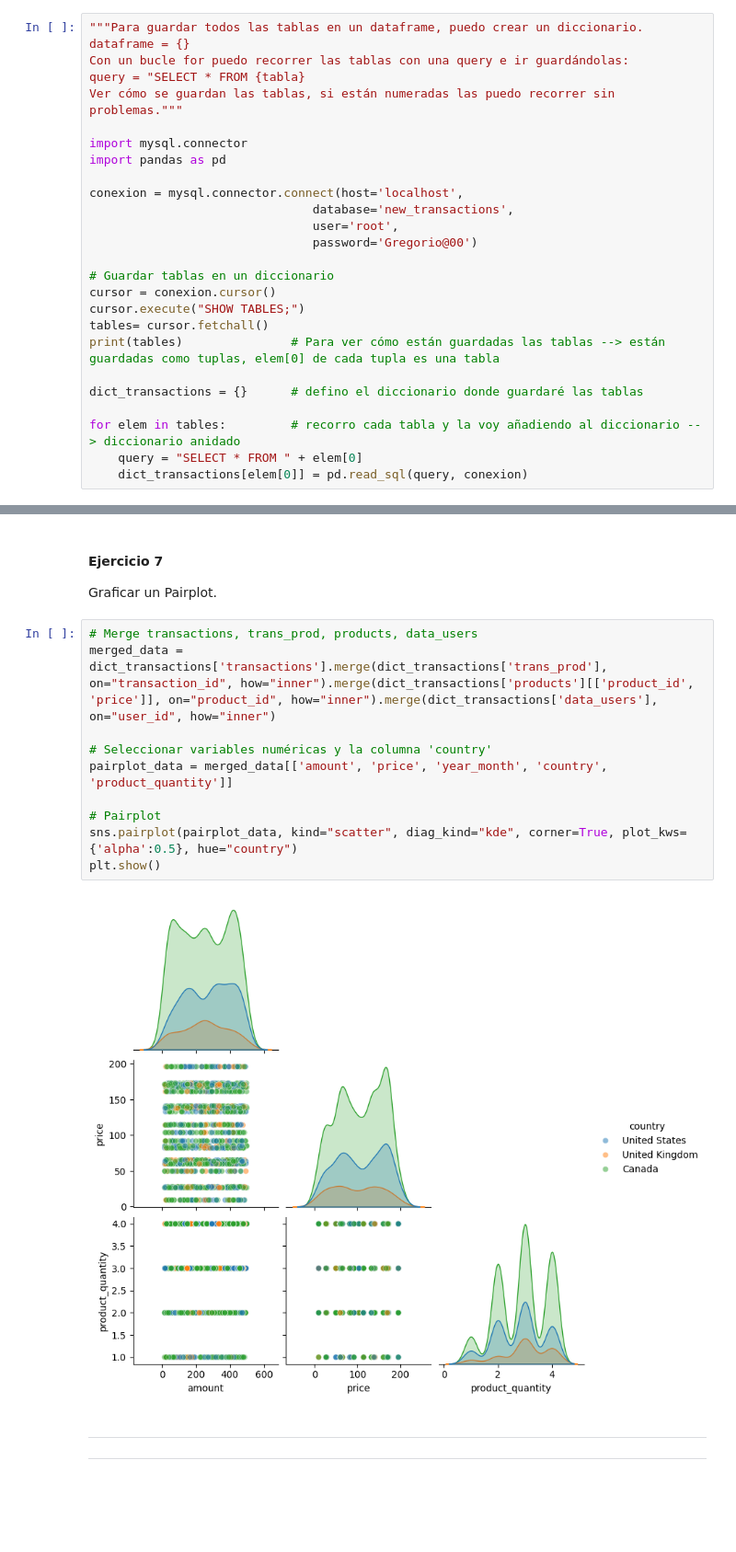
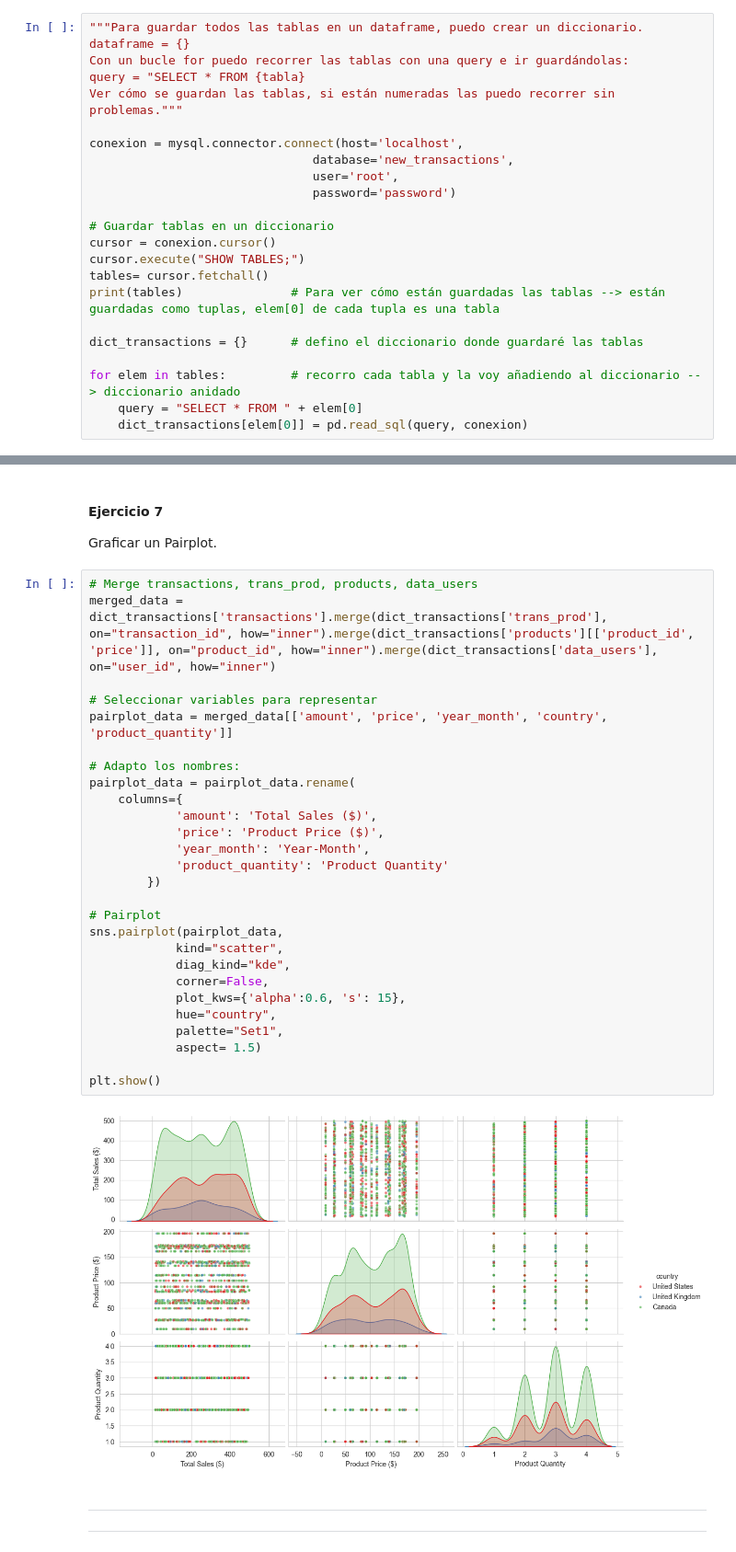
Before and after one commit to Muriburu/ITAcademy, a Jupyter notebook: Sprint 8 - Visualitzacions en Python Scripts en Power BI/Tarea S801.ipynb, the cells around one changed output, grey strips where cells are left out. Shown at 92% size. Saved outputs shown, nothing was run; the diff lists cells and outputs as text; blank space fills up the shorter version.

```diff
--- a/Sprint 8 - Visualitzacions en Python Scripts en Power BI/Tarea S801.ipynb
+++ b/Sprint 8 - Visualitzacions en Python Scripts en Power BI/Tarea S801.ipynb
@@ -57,13 +26,10 @@ Con un bucle for puedo recorrer las tablas con una query e ir guardándolas:
 query = "SELECT * FROM {tabla}
 Ver cómo se guardan las tablas, si están numeradas las puedo recorrer sin problemas."""
 
-import mysql.connector
-import pandas as pd
-
 conexion = mysql.connector.connect(host='localhost',
                                database='new_transactions',
                                user='root',
-                               password='Gregorio@00')
+                               password='password')
 
 # Guardar tablas en un diccionario
 cursor = conexion.cursor()
@@ -553,15 +521,32 @@ Graficar un Pairplot.
 # %%
 # Merge transactions, trans_prod, products, data_users
 merged_data = dict_transactions['transactions'].merge(dict_transactions['trans_prod'], on="transaction_id", how="inner").merge(dict_transactions['products'][['product_id', 'price']], on="product_id", how="inner").merge(dict_transactions['data_users'], on="user_id", how="inner")
 
-# Seleccionar variables numéricas y la columna 'country'
+# Seleccionar variables para representar
 pairplot_data = merged_data[['amount', 'price', 'year_month', 'country', 'product_quantity']]
 
+# Adapto los nombres:
+pairplot_data = pairplot_data.rename(
+    columns={
+            'amount': 'Total Sales ($)',
+            'price': 'Product Price ($)',
+            'year_month': 'Year-Month',
+            'product_quantity': 'Product Quantity'
+        })
+
 # Pairplot
-sns.pairplot(pairplot_data, kind="scatter", diag_kind="kde", corner=True, plot_kws={'alpha':0.5}, hue="country")
+sns.pairplot(pairplot_data,
+            kind="scatter",
+            diag_kind="kde",
+            corner=False,
+            plot_kws={'alpha':0.6, 's': 15},
+            hue="country",
+            palette="Set1",
+            aspect= 1.5)
+
 plt.show()
 # %% [output]
-[figure, old version]
+[figure, new version]
 # %% [markdown]
 ***
 ***
```
Also changed, not shown: parts of 27 cells of this notebook.
